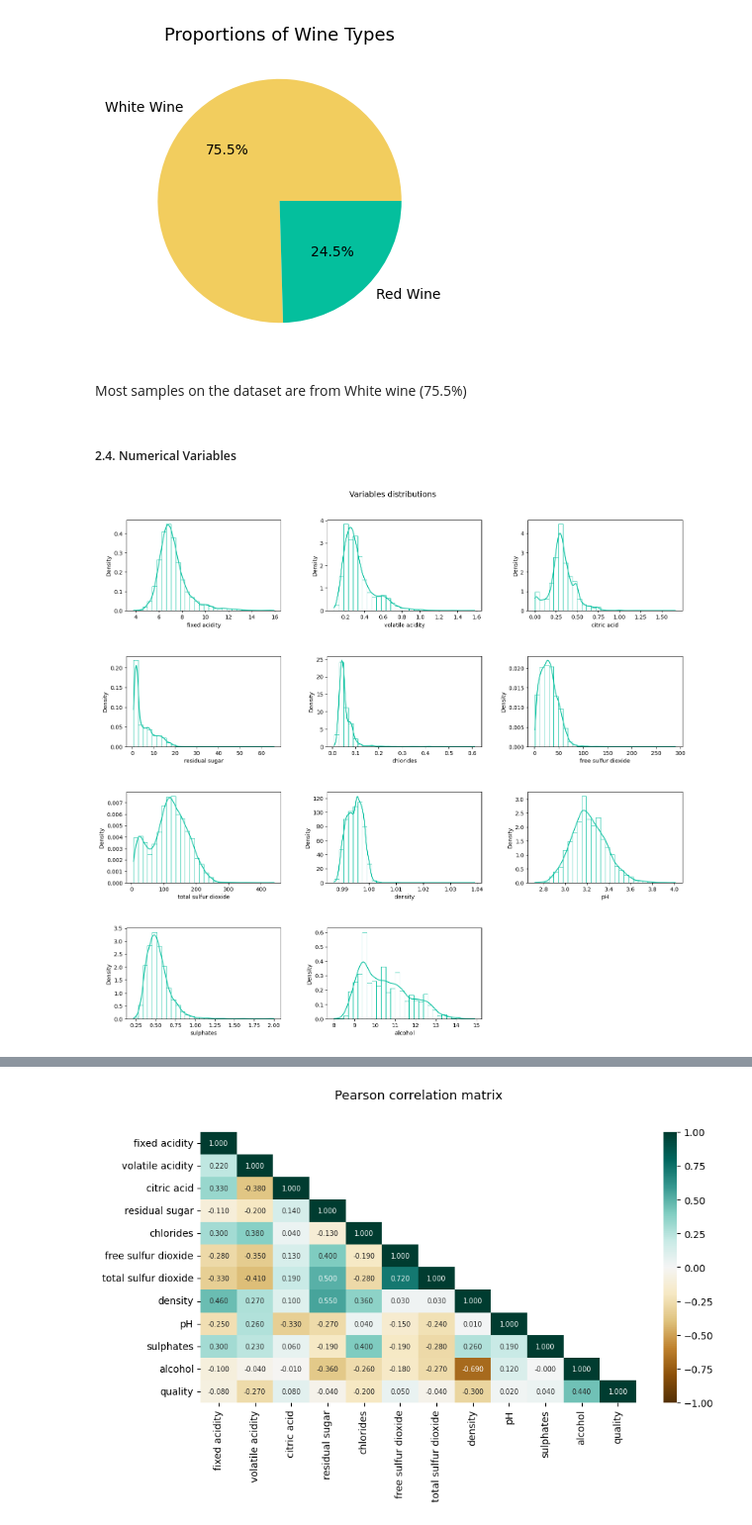
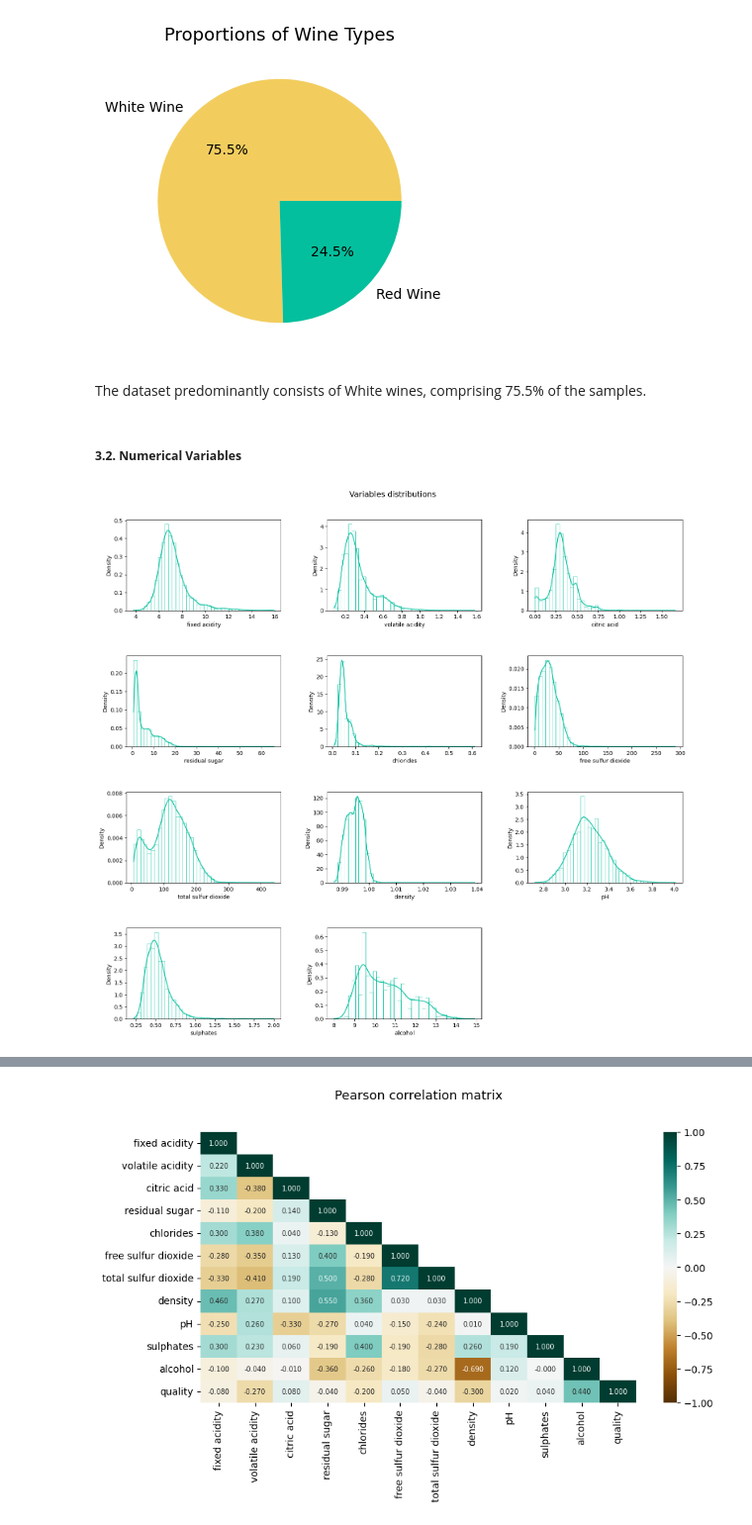
Before and after one commit to marcemir/wine, a Jupyter notebook: WineQualityEDA.ipynb, the cells around one changed output, grey strips where cells are left out. Shown at 99% size. Cells and saved outputs as stored; diff of their text form; code cells hidden in the pictures.

```diff
--- a/WineQualityEDA.ipynb
+++ b/WineQualityEDA.ipynb
@@ -58,5 +56,3 @@ In this block, exploratory data analysis will be carried out, data types, missin
 # %%
 # Reading data
 df = pd.read_csv("WineQuality.csv")
-# %%
-df = pd.DataFrame(df)
@@ -176,25 +172,27 @@ plt.show()
 # %% [output]
 [figure]
 # %% [markdown]
-Most samples on the dataset are from White wine (75.5%)
+The dataset predominantly consists of White wines, comprising 75.5% of the samples.
 # %% [markdown]
-##### 2.4. Numerical Variables
+##### **3.2. Numerical Variables**
 # %%
-# Let´s see numerical variables distributions
+# Let´s see distributions of numerical variables
 
 plt.figure(figsize = (15, 20))
 plt.suptitle("Variables distributions", y=1.01, fontsize=14)
 
-df_filtered = df.drop(['quality', 'Type'], axis=1)  # eliminar columnas quality y Type
+# Dropping Quality and Type column
+df_filtered = df.drop(['quality', 'Type'], axis=1)
+
 n_cols = len(df_filtered.columns)
-n_rows = (n_cols + 1) // 2  # número de filas necesarias
+n_rows = (n_cols + 1) // 2
 for i, j in enumerate(df_filtered.columns):
     plt.subplot(n_rows, 3, i+1)
     sns.histplot(x = j, data = df_filtered,
-                stat = 'density',  kde = True, bins = 30,
+                stat = 'density',  kde = True, bins = 40,
                 color = '#04BF9D', fill = False)
 plt.tight_layout()
 plt.subplots_adjust(wspace=0.3, hspace=0.5)
 plt.show()
 # %% [output]
-[figure, old version]
+[figure, new version]
```
Also changed, not shown: parts of 36 cells of this notebook, 1 other file.
